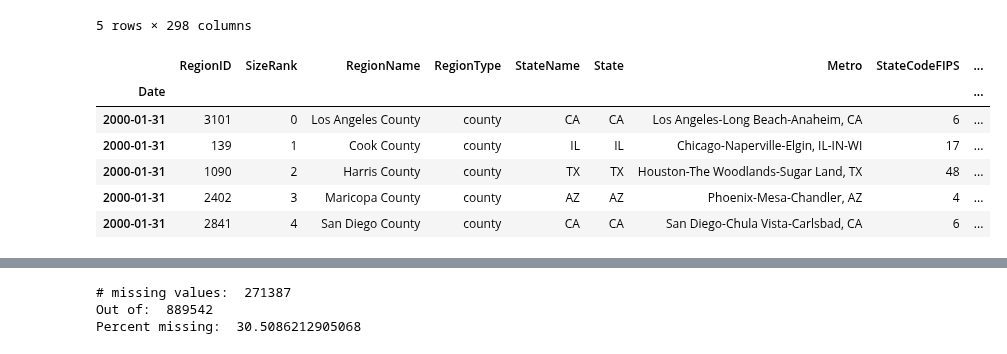
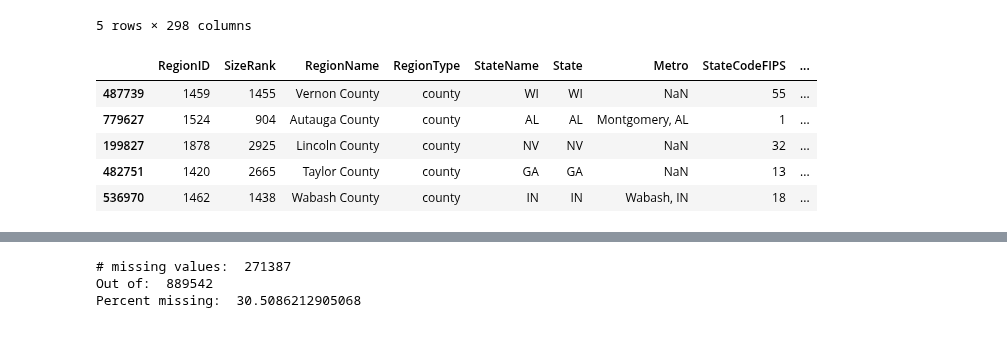
Before and after one commit to MLFP-90803-SP24-FinalProjects/Team17-FinalProject, a Jupyter notebook: Housing_Data_Cleaning.ipynb, the cells around one changed output, grey strips where cells are left out. Cells and saved outputs as stored; diff of their text form; code cells hidden in the pictures.

```diff
--- a/Housing_Data_Cleaning.ipynb
+++ b/Housing_Data_Cleaning.ipynb
@@ -118,19 +120,20 @@ top_tier.head(5)
 # %%
 cols = top_tier.columns.to_list()
 rest_of_cols = cols[9:]
 top_tier_melted = pd.melt(top_tier, id_vars=cols[:9],
                           var_name='Date', value_name='Average Home Value Estimate')
+top_tier_melted.rename(columns={'Average Home Value Estimate': 'Top-Tier Average Home Value Estimate'}, inplace=True)
 top_tier_melted['Date'] = pd.to_datetime(top_tier_melted['Date'], format='%Y-%m-%d')
-top_tier_melted.set_index('Date', inplace=True)
-top_tier_melted.head(5)
+top_tier_melted['Year'] = top_tier_melted['Date'].dt.year
+top_tier_melted['Month'] = top_tier_melted['Date'].dt.month
+top_tier_melted.sample(5)
 # %% [output]
 |  | RegionID | SizeRank | RegionName | RegionType | StateName | State | Metro | StateCodeFIPS | ... |
-| Date |  |  |  |  |  |  |  |  | ... |
-| 2000-01-31 | 3101 | 0 | Los Angeles County | county | CA | CA | Los Angeles-Long Beach-Anaheim, CA | 6 | ... |
-| 2000-01-31 | 139 | 1 | Cook County | county | IL | IL | Chicago-Naperville-Elgin, IL-IN-WI | 17 | ... |
-| 2000-01-31 | 1090 | 2 | Harris County | county | TX | TX | Houston-The Woodlands-Sugar Land, TX | 48 | ... |
-| 2000-01-31 | 2402 | 3 | Maricopa County | county | AZ | AZ | Phoenix-Mesa-Chandler, AZ | 4 | ... |
-| 2000-01-31 | 2841 | 4 | San Diego County | county | CA | CA | San Diego-Chula Vista-Carlsbad, CA | 6 | ... |
+| 487739 | 1459 | 1455 | Vernon County | county | WI | WI | NaN | 55 | ... |
+| 779627 | 1524 | 904 | Autauga County | county | AL | AL | Montgomery, AL | 1 | ... |
+| 199827 | 1878 | 2925 | Lincoln County | county | NV | NV | NaN | 32 | ... |
+| 482751 | 1420 | 2665 | Taylor County | county | GA | GA | NaN | 13 | ... |
+| 536970 | 1462 | 1438 | Wabash County | county | IN | IN | Wabash, IN | 18 | ... |
 # %%
 top_tier_melted.info()
 # %% [output]
```
Also changed, not shown: parts of 44 cells of this notebook, 2 other files.
